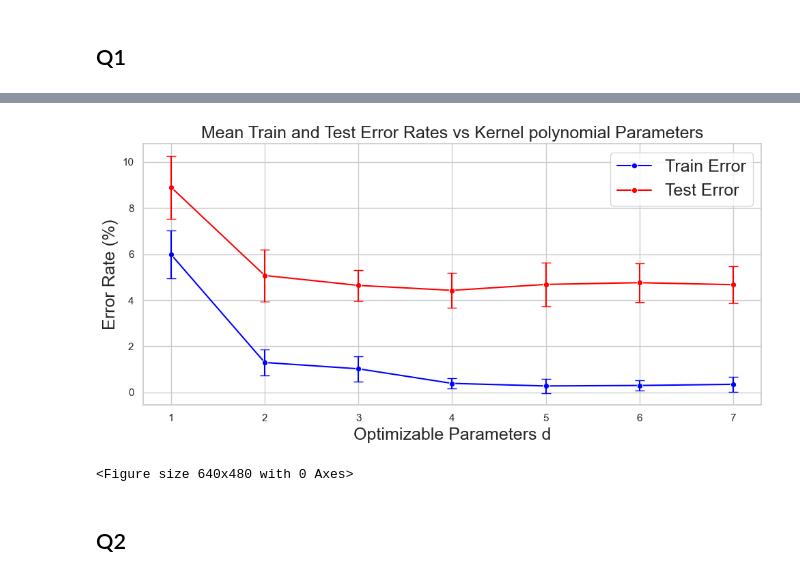
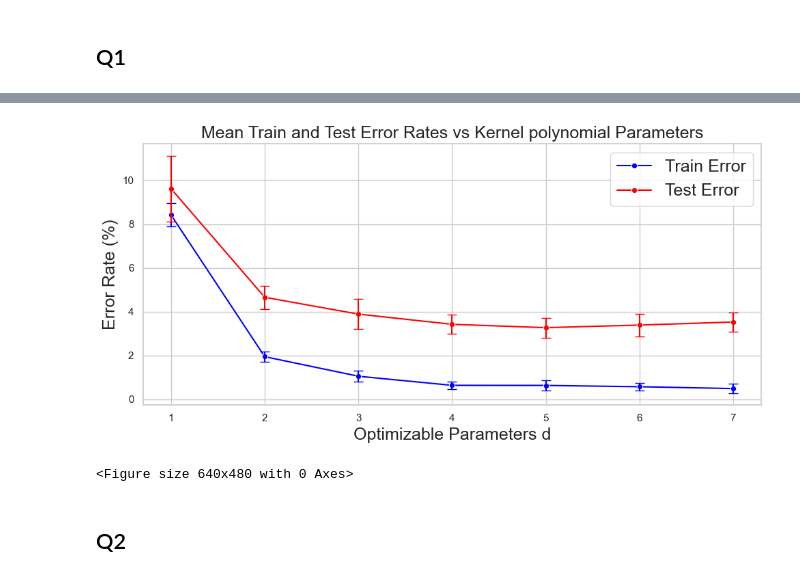
Before and after one commit to marcali/Supervised_Learning_CW2, a Jupyter notebook: KernelPerceptron.ipynb, the cells around one changed output, grey strips where cells are left out. Cells and saved outputs as stored; diff of their text form; code cells hidden in the pictures.

```diff
--- a/KernelPerceptron.ipynb
+++ b/KernelPerceptron.ipynb
@@ -15,7 +15,7 @@ from sklearn.model_selection import train_test_split
 # %%
 #loading data
 zipcombo = np.loadtxt('zipcombo.dat')
-zipcombo_qater = zipcombo[:len(zipcombo)//4]
+zipcombo_qater = zipcombo[:len(zipcombo)//1]
 training_data = np.loadtxt('dtrain123.dat')
 test_data = np.loadtxt('dtest123.dat')
 x_data, y_labels = split_into_data_and_labels(zipcombo_qater)
@@ -244,4 +189,4 @@ def run_experiment_without_cross_val(x_data, y_labels, N_RUNS, params_range, n_c
 
     return mean_train_errors, mean_test_errors, mean_std_train_errors, mean_std_test_errors
 # %%
-mean_train_errors, mean_test_errors, mean_std_train_errors, mean_std_test_errors = run_experiment_without_cross_val(x_data, y_labels, N_RUNS, d_range, n_classes, kernel_function=polynomial_kernel, Classifier=KernelPerceptron)
+mean_train_errors_poly, mean_test_errors_poly, mean_std_train_errors_poly, mean_std_test_errors_poly = run_experiment_without_cross_val(x_data, y_labels, N_RUNS, d_range, n_classes, kernel_function=polynomial_kernel, Classifier=KernelPerceptron)
@@ -299,0 +224,3 @@ NameError: name 'plot_test_errors' is not defined
+# %%
+kernel_perceptron_oneVsRest_poly = create_summary_table(mean_train_errors_poly, mean_std_train_errors_poly, mean_test_errors_poly, mean_std_test_errors_poly, d_range)
+kernel_perceptron_oneVsRest_poly
@@ -335,9 +272,9 @@ def plot_error_rates(df_results, params_range, params_name, kernel_name):
     plt.show()
     plt.savefig('error_rates_poly.png')
 # %%
-plot_error_rates(kernel_perceptron, d_range, 'd', 'polynomial')
+plot_error_rates(kernel_perceptron_oneVsRest_poly, d_range, 'd', 'polynomial')
 # %% [output]
-[figure, old version]
+[figure, new version]
 <Figure size 640x480 with 0 Axes>
 # %% [markdown]
 ## Q2
```
Also changed, not shown: parts of 45 cells of this notebook, 3 other files.
